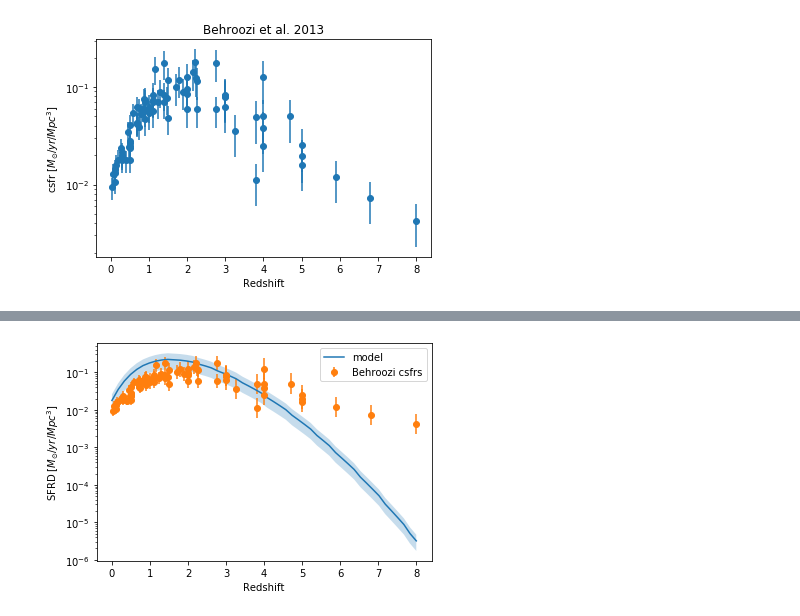
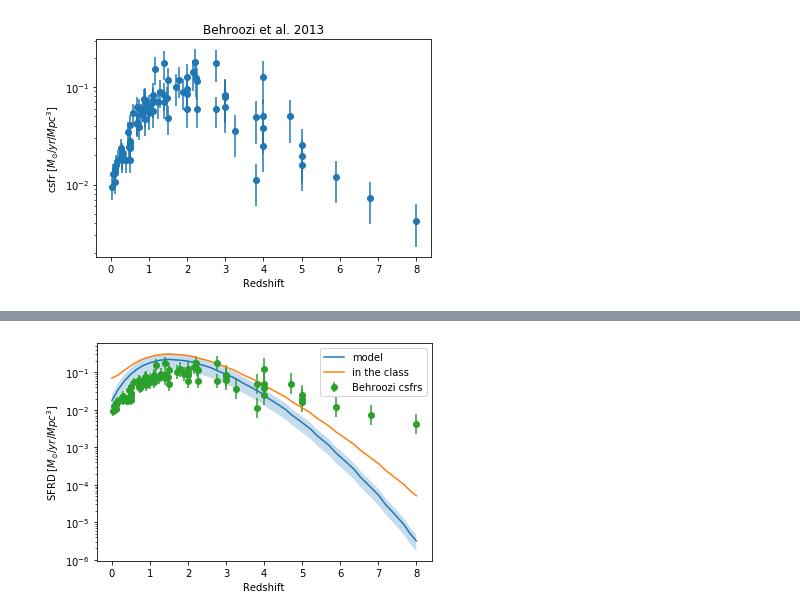
Before and after one commit to eklem1/GalaxySim, a Jupyter notebook: SFRs.ipynb, the cells around one changed output, grey strips where cells are left out. Saved outputs shown, nothing was run; the diff lists cells and outputs as text; code cells hidden in the pictures.

Commit message:
Adding the 3 sfr functions to the class, adding option to provid halo masses instead of stellar

```diff
--- a/SFRs.ipynb
+++ b/SFRs.ipynb
@@ -110,8 +99,10 @@ def phi(age, mass, redshift=True):
 # %%
+pop = GalaxyHOD.GalaxyHOD()
+
 Sm = np.linspace(10**9.7, 10**11.1)
 
 for z in [0, 0.5, 1, 2]:
-    SFR = phi(z, Sm)
+    SFR = pop.SFR(z, Sm)
     error = np.ones(len(SFR)) * 0.2 #dex #the stated "true" scatter
 
     pl.semilogx(Sm, SFR, label="Linear, z=%.2f" %z)
@@ -124,6 +115,21 @@ pl.xlabel('Mass [solar mass]')
 
 pl.show()
 
-z = np.linspace(.1, 4, 100)
+#check if giving it halo mass works
+Hm = np.linspace(10**11, 10**15)
+
+for z in [0, 0.5, 1, 2]:
+    SFR = pop.SFR(z, Hm, True)
+    error = np.ones(len(SFR)) * 0.2 #dex #the stated "true" scatter
+
+    pl.semilogx(Hm, SFR, label="Linear, z=%.2f" %z)
+    pl.fill_between(Hm, SFR-error, SFR+error, alpha=0.25)
+
+pl.legend()
+pl.ylabel('log(MS) [1/yr]')
+pl.xlabel('Mass [solar mass]')
+# pl.title('')
+
+pl.show()
 # %% [output]
 [figure]
@@ -141,13 +148,14 @@ for i, z in enumerate([0.2, 0.5, 1, 2]):
 
     data.PlotSSFR(z=z, round_z=0.3, ax=axs[i])
 
-    SFR = phi(z, Sm) - np.log10(Sm)
+#     SSFR = phi(z, Sm) - np.log10(Sm)
+    SSFR = pop.SSFR(z, Sm)
 
-    error = np.ones(len(SFR)) * 0.2
+    error = np.ones(len(SSFR)) * 0.2
     axs[i].set_xscale('log')
 
-    axs[i].plot(Sm, SFR, label="z = %.2f" %z, )
-    axs[i].fill_between(Sm, SFR-error, SFR+error, alpha=0.25)
+    axs[i].plot(Sm, SSFR, label="z = %.2f" %z, )
+    axs[i].fill_between(Sm, SSFR-error, SSFR+error, alpha=0.25)
     if i%2==0:
         axs[i].set(xlabel='Mass [solar mass]', ylabel='log(SSFR) [1/yr]')
 
@@ -178,7 +188,7 @@ SFRD = []
 for z in Zs:
     numberD = pop.StellarMassFunction(z, bins, False) #need to add an option to suppress the message
 
-    SFR = 10**phi(z, bins)/bins # cause we don't want the value loged i think?
+    SFR = 10**pop.SFR(z, bins)/bins # cause we don't want the value loged i think?
     error = 0.2 * SFR * np.log(10)
 
     dbin = [] #does this get the right bins?
@@ -235,8 +245,13 @@ pl.show()
 # %% [output]
 [figure]
 # %%
+# Zs = np.linspace(0, 8, 50)
+SFRD_mod = pop.SFRD(Zs)
+
 pl.semilogy(Zs, SFRD[0], label="model")
 pl.fill_between(Zs, SFRD[0]-SFRD[1], SFRD[0]+SFRD[1], alpha=0.25) #do these do the logy axis properly?
+
+pl.semilogy(Zs, SFRD_mod[0], label="in the class")
 
 pl.errorbar(csfrs[0], 10**csfrs[1], yerr=[err1, err2], ls="", marker="o", label="Behroozi csfrs" )
 
@@ -249 +277 @@ pl.show()
-[figure, old version]
+[figure, new version]
```
Also changed, not shown: parts of 8 cells of this notebook, 1 other file.
